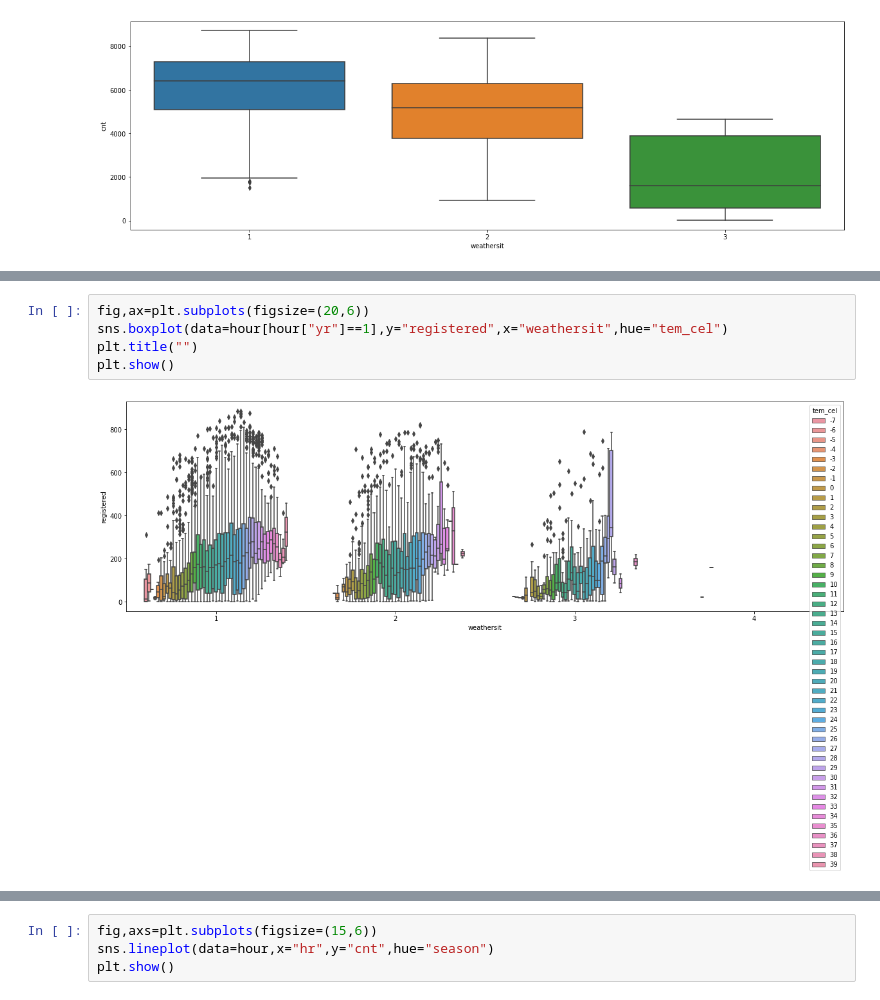
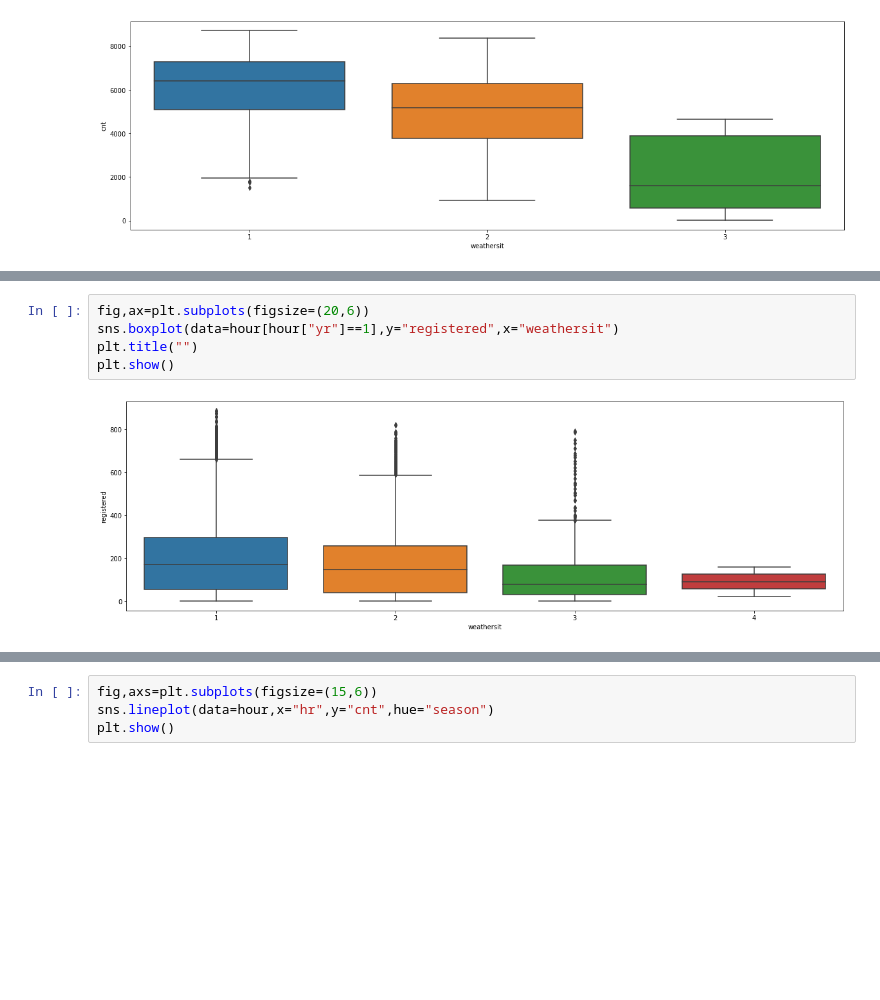
Before and after one commit to EjioforSandraAkunna/Capital_Bike_Project1, a Jupyter notebook: Capital_Bike_EDA.ipynb, the cells around one changed output, grey strips where cells are left out. Drawn from its saved outputs; the diff is of its cells as text; blank space fills up the shorter version.

```diff
--- a/Capital_Bike_EDA.ipynb
+++ b/Capital_Bike_EDA.ipynb
@@ -347,9 +347,9 @@ plt.show()
 # %%
 fig,ax=plt.subplots(figsize=(20,6))
-sns.boxplot(data=hour[hour["yr"]==1],y="registered",x="weathersit",hue="tem_cel")
+sns.boxplot(data=hour[hour["yr"]==1],y="registered",x="weathersit")
 plt.title("")
 plt.show()
 # %% [output]
-[figure, old version]
+[figure, new version]
 # %%
 fig,ax=plt.subplots(figsize=(20,6))
```
Also changed, not shown: parts of 5 cells of this notebook.
